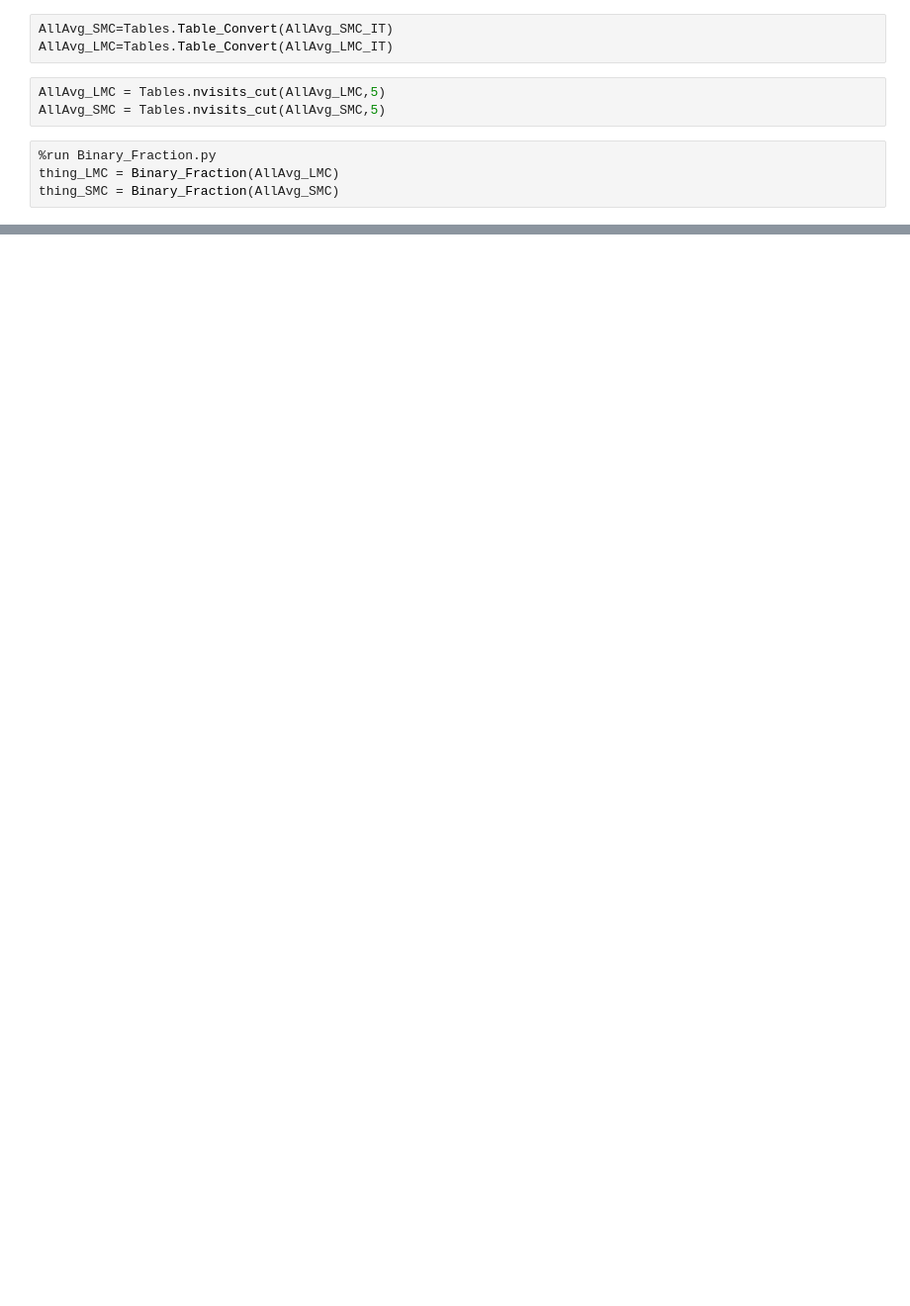
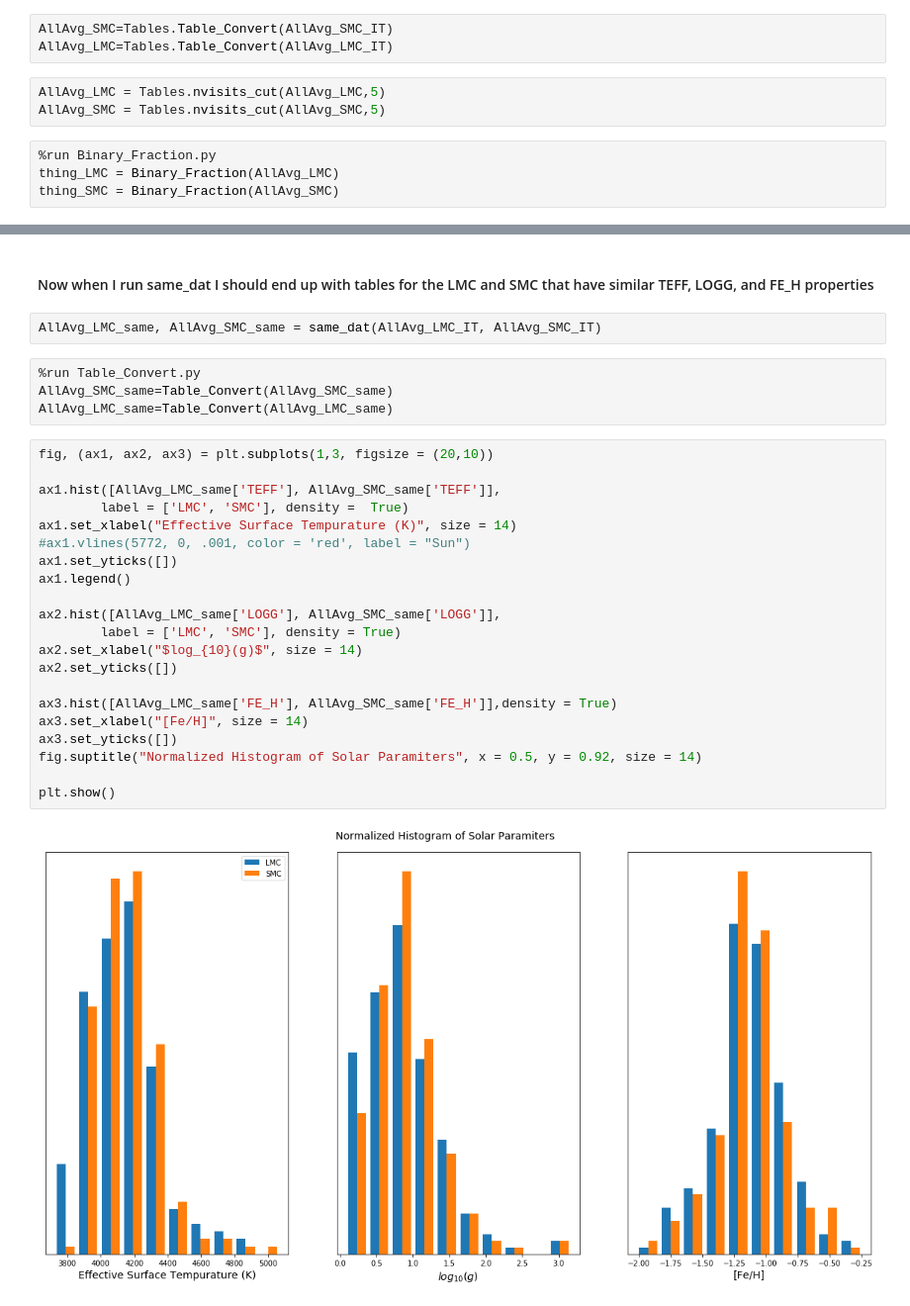
Before and after one commit to CodyDBrown/Binary-Search, a Jupyter notebook: New Isochrone Method.ipynb, the cells around one changed output, grey strips where cells are left out. Shown: that part at 99% size. Drawn from its saved outputs; the diff is of its cells as text; blank space fills up the shorter version.

```diff
--- a/New Isochrone Method.ipynb
+++ b/New Isochrone Method.ipynb
@@ -174,0 +313,31 @@ Table(ISO)
+# %% [markdown]
+#### Now when I run same_dat I should end up with tables for the LMC and SMC that have similar TEFF, LOGG, and FE_H properties
+# %%
+AllAvg_LMC_same, AllAvg_SMC_same = same_dat(AllAvg_LMC_IT, AllAvg_SMC_IT)
+# %%
+%run Table_Convert.py
+AllAvg_SMC_same=Table_Convert(AllAvg_SMC_same)
+AllAvg_LMC_same=Table_Convert(AllAvg_LMC_same)
+# %%
+fig, (ax1, ax2, ax3) = plt.subplots(1,3, figsize = (20,10))
+
+ax1.hist([AllAvg_LMC_same['TEFF'], AllAvg_SMC_same['TEFF']],
+        label = ['LMC', 'SMC'], density =  True)
+ax1.set_xlabel("Effective Surface Tempurature (K)", size = 14)
+#ax1.vlines(5772, 0, .001, color = 'red', label = "Sun")
+ax1.set_yticks([])
+ax1.legend()
+
+ax2.hist([AllAvg_LMC_same['LOGG'], AllAvg_SMC_same['LOGG']],
+        label = ['LMC', 'SMC'], density = True)
+ax2.set_xlabel("$log_{10}(g)$", size = 14)
+ax2.set_yticks([])
+
+ax3.hist([AllAvg_LMC_same['FE_H'], AllAvg_SMC_same['FE_H']],density = True)
+ax3.set_xlabel("[Fe/H]", size = 14)
+ax3.set_yticks([])
+fig.suptitle("Normalized Histogram of Solar Paramiters", x = 0.5, y = 0.92, size = 14)
+
+plt.show()
+# %% [output]
+[figure, added]
```
Also changed, not shown: parts of 17 cells of this notebook, 1 other file.
